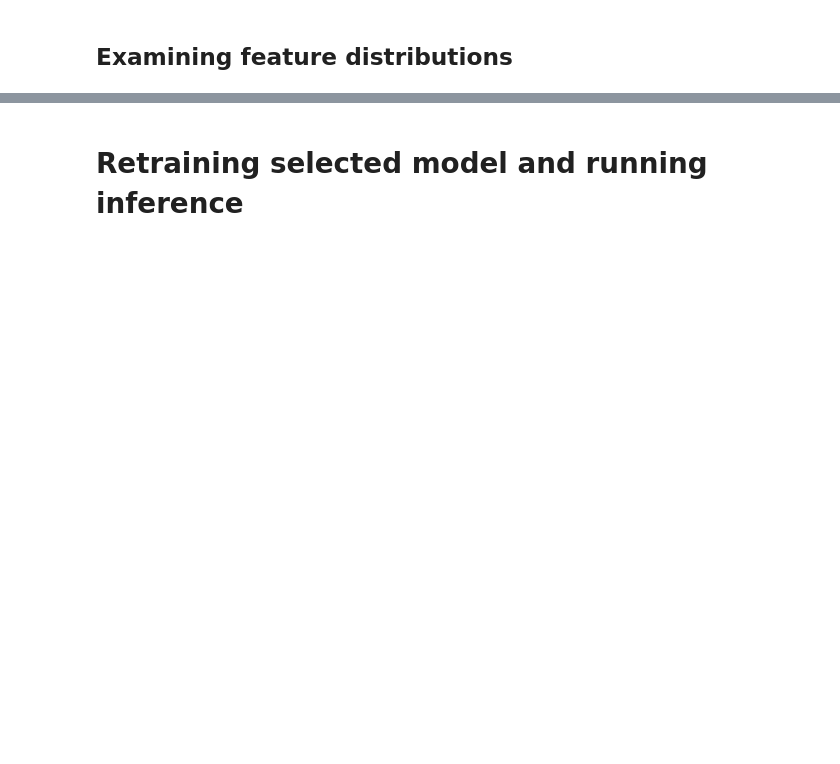
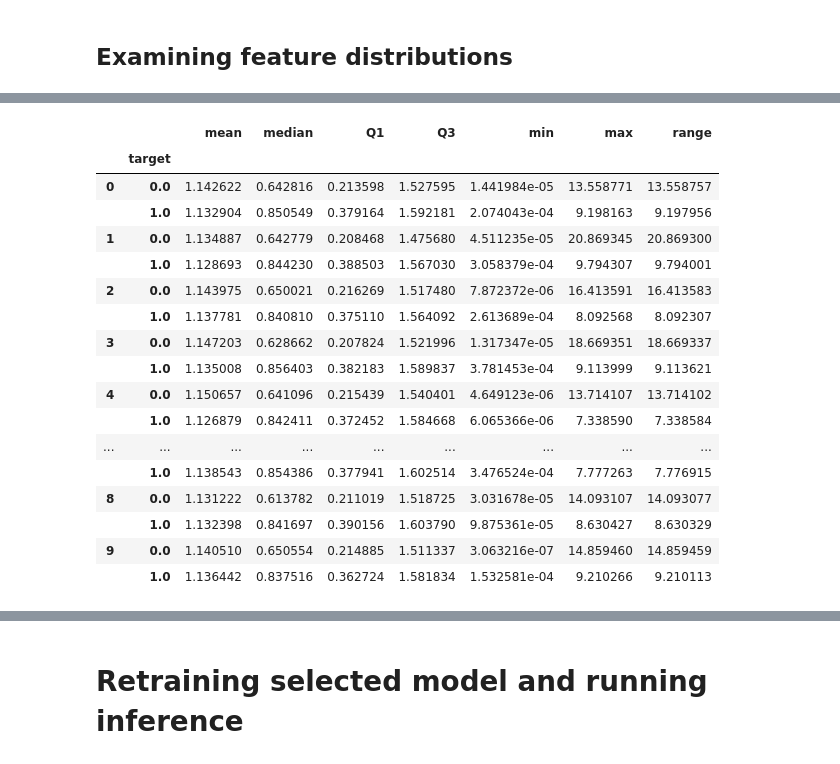
Before and after one commit to nayefahmad/ml-notes, a Jupyter notebook: 2023-08-03-pattern-classifier.ipynb, the cells around one changed output, grey strips where cells are left out. Drawn from its saved outputs; the diff is of its cells as text; code cells hidden in the pictures; blank space fills up the shorter version.

```diff
--- a/2023-08-03-pattern-classifier.ipynb
+++ b/2023-08-03-pattern-classifier.ipynb
@@ -260,3 +282,37 @@ df.iloc[:, list(range(10)) + [-1]].sample(n=10)
+# %%
+results = []
+
+for col in df.columns[:10]:
+    group_stats = df.groupby('target')[col].describe(percentiles=[.25, .5, .75])
+    mean = df.groupby('target')[col].mean()
+    group_stats['mean'] = mean
+    group_stats['range'] = group_stats['max'] - group_stats['min']
+    results.append(group_stats[['mean', '50%', '25%', '75%', 'min', 'max', 'range']])
+
+# Concatenate results
+result_df = pd.concat(results, keys=df.columns[:10])
+result_df.rename(columns={'50%': 'median', '25%': 'Q1', '75%': 'Q3'}, inplace=True)
+
+result_df
+# %% [output]
+|  |  | mean | median | Q1 | Q3 | min | max | range |
+|  | target |  |  |  |  |  |  |  |
+| 0 | 0.0 | 1.142622 | 0.642816 | 0.213598 | 1.527595 | 1.441984e-05 | 13.558771 | 13.558757 |
+|  | 1.0 | 1.132904 | 0.850549 | 0.379164 | 1.592181 | 2.074043e-04 | 9.198163 | 9.197956 |
+| 1 | 0.0 | 1.134887 | 0.642779 | 0.208468 | 1.475680 | 4.511235e-05 | 20.869345 | 20.869300 |
+|  | 1.0 | 1.128693 | 0.844230 | 0.388503 | 1.567030 | 3.058379e-04 | 9.794307 | 9.794001 |
+| 2 | 0.0 | 1.143975 | 0.650021 | 0.216269 | 1.517480 | 7.872372e-06 | 16.413591 | 16.413583 |
+|  | 1.0 | 1.137781 | 0.840810 | 0.375110 | 1.564092 | 2.613689e-04 | 8.092568 | 8.092307 |
+| 3 | 0.0 | 1.147203 | 0.628662 | 0.207824 | 1.521996 | 1.317347e-05 | 18.669351 | 18.669337 |
+|  | 1.0 | 1.135008 | 0.856403 | 0.382183 | 1.589837 | 3.781453e-04 | 9.113999 | 9.113621 |
+| 4 | 0.0 | 1.150657 | 0.641096 | 0.215439 | 1.540401 | 4.649123e-06 | 13.714107 | 13.714102 |
+|  | 1.0 | 1.126879 | 0.842411 | 0.372452 | 1.584668 | 6.065366e-06 | 7.338590 | 7.338584 |
+| ... | ... | ... | ... | ... | ... | ... | ... | ... |
+|  | 1.0 | 1.138543 | 0.854386 | 0.377941 | 1.602514 | 3.476524e-04 | 7.777263 | 7.776915 |
+| 8 | 0.0 | 1.131222 | 0.613782 | 0.211019 | 1.518725 | 3.031678e-05 | 14.093107 | 14.093077 |
+|  | 1.0 | 1.132398 | 0.841697 | 0.390156 | 1.603790 | 9.875361e-05 | 8.630427 | 8.630329 |
+| 9 | 0.0 | 1.140510 | 0.650554 | 0.214885 | 1.511337 | 3.063216e-07 | 14.859460 | 14.859459 |
+|  | 1.0 | 1.136442 | 0.837516 | 0.362724 | 1.581834 | 1.532581e-04 | 9.210266 | 9.210113 |
 # %%
 fig, axes = plt.subplots(5, 2, figsize=(6,12))
 meanprops = {"marker":"o", "markerfacecolor":"white", "markeredgecolor":"black"}
```
Also changed, not shown: parts of 21 cells of this notebook.
